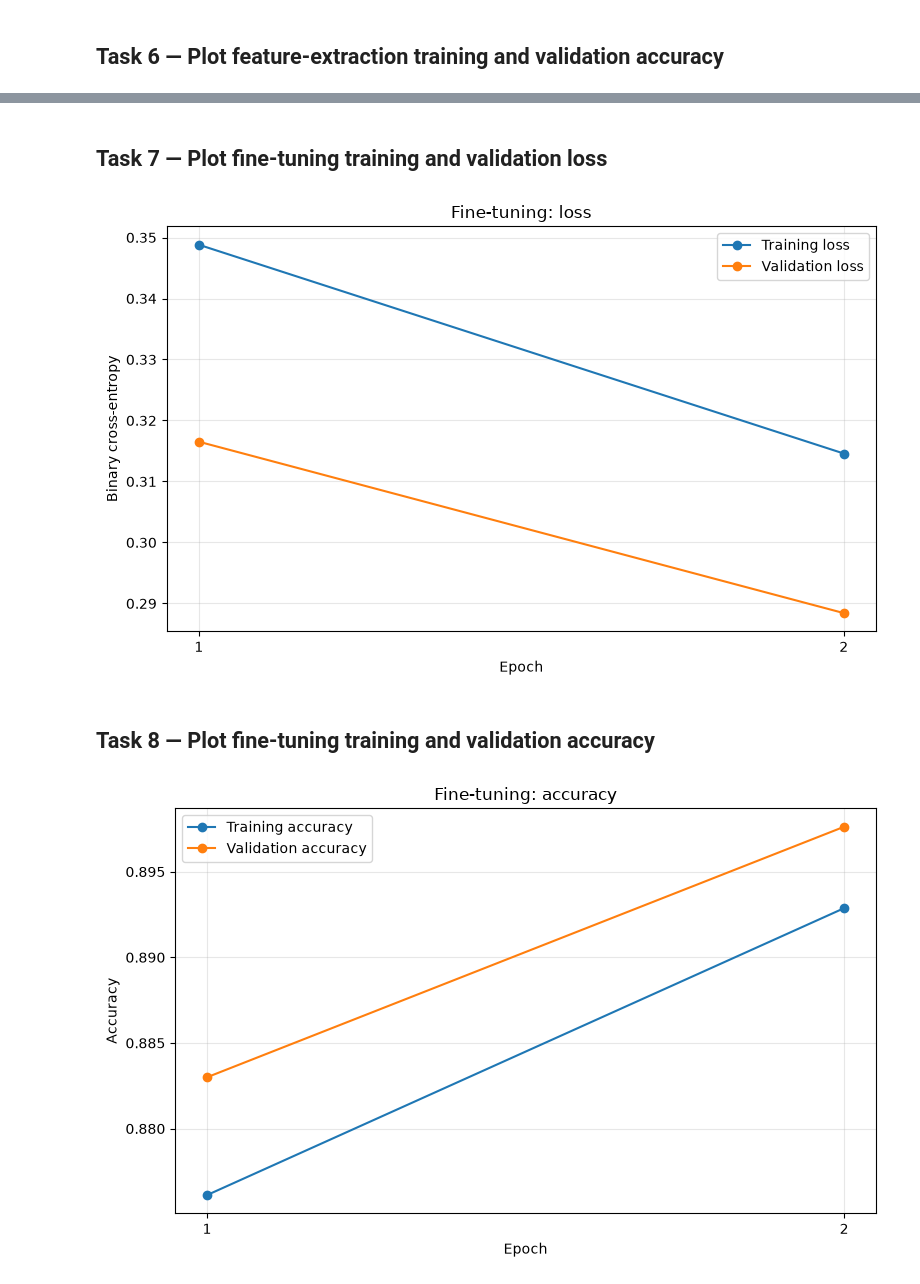
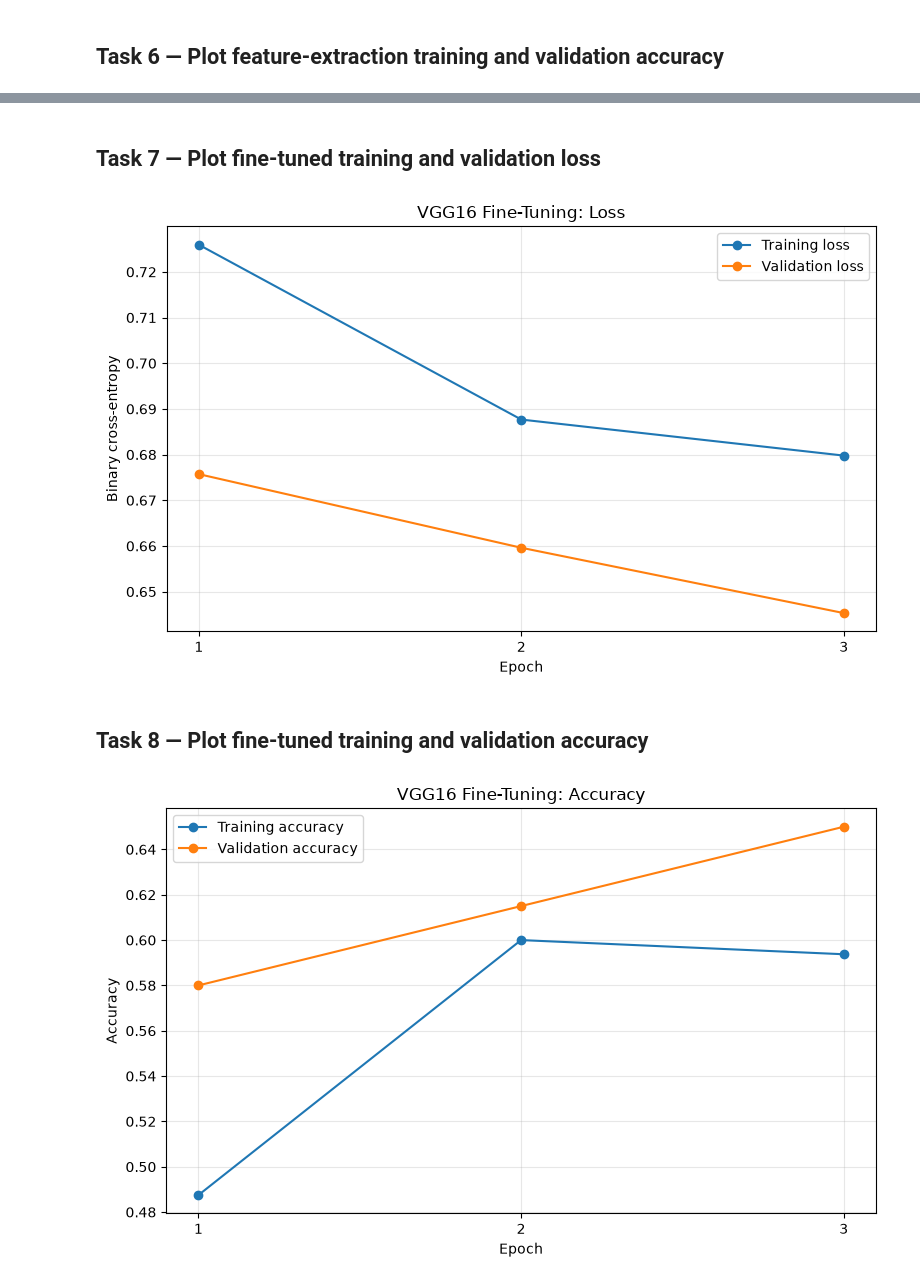
Before and after one commit to JakeCardenas/tensorflow-flower-classifier, a Jupyter notebook: Final project.ipynb, the cells around one changed output, grey strips where cells are left out. Saved outputs shown, nothing was run; the diff lists cells and outputs as text; code cells hidden in the pictures.

```diff
--- a/Final project.ipynb
+++ b/Final project.ipynb
@@ -11,13 +9,13 @@ import os
 from pathlib import Path
 import certifi
 
-# Keep model, image, and plotting caches inside this project folder.
-PROJECT_ROOT = Path(".").resolve()
-os.environ.setdefault("KERAS_HOME", str(PROJECT_ROOT / ".keras"))
-os.environ.setdefault("MPLCONFIGDIR", str(PROJECT_ROOT / ".matplotlib"))
+# Keep downloaded model weights and plotting settings inside this project.
+PROJECT_ROOT = Path.cwd()
+os.environ["KERAS_HOME"] = str(PROJECT_ROOT / ".keras")
+os.environ["MPLCONFIGDIR"] = str(PROJECT_ROOT / ".matplotlib")
 os.environ["SSL_CERT_FILE"] = certifi.where()
 Path(os.environ["MPLCONFIGDIR"]).mkdir(parents=True, exist_ok=True)
 
 import tensorflow as tf
-print("TensorFlow version:", tf.__version__)
+print(tf.__version__)
 # %% [output]
@@ -267,0 +240,14 @@ Epoch 2/2
+# %%
+fine_tune_model = tf.keras.models.clone_model(extract_feat_model)
+fine_tune_model.set_weights(extract_feat_model.get_weights())
+fine_tune_base = fine_tune_model.layers[0]
+fine_tune_base.trainable = True
+
+# Freeze earlier VGG16 layers and fine-tune the last convolutional block.
+set_trainable = False
+for layer in fine_tune_base.layers:
+    if layer.name == "block5_conv3":
+        set_trainable = True
+    layer.trainable = set_trainable
+
+print("Trainable VGG16 layers:", [layer.name for layer in fine_tune_base.layers if layer.trainable])
@@ -267,0 +258,14 @@ Epoch 2/2
+# %%
+fine_tune_model.compile(
+    loss="binary_crossentropy",
+    optimizer=Adam(learning_rate=1e-5),
+    metrics=["accuracy"],
+)
+history_fine_tune = fine_tune_model.fit(
+    train_generator,
+    steps_per_epoch=5,
+    epochs=n_epochs,
+    validation_data=validation_generator,
+    validation_steps=len(validation_generator),
+    verbose=verbosity,
+)
@@ -268,32 +280,32 @@ Epoch 2/2
 # %% [markdown]
-## Task 7 — Plot fine-tuning training and validation loss
+## Task 7 — Plot fine-tuned training and validation loss
 # %%
 plt.figure(figsize=(8, 5))
 plt.plot(history_fine_tune.history["loss"], marker="o", label="Training loss")
 plt.plot(history_fine_tune.history["val_loss"], marker="o", label="Validation loss")
-plt.title("Fine-tuning: loss")
+plt.title("VGG16 Fine-Tuning: Loss")
 plt.xlabel("Epoch")
 plt.ylabel("Binary cross-entropy")
-plt.xticks(range(FINE_TUNE_EPOCHS), range(1, FINE_TUNE_EPOCHS + 1))
+plt.xticks(range(n_epochs), range(1, n_epochs + 1))
 plt.grid(alpha=0.3)
 plt.legend()
 plt.tight_layout()
 plt.show()
 # %% [output]
-[figure, old version]
+[figure, new version]
 # %% [markdown]
-## Task 8 — Plot fine-tuning training and validation accuracy
+## Task 8 — Plot fine-tuned training and validation accuracy
 # %%
 plt.figure(figsize=(8, 5))
 plt.plot(history_fine_tune.history["accuracy"], marker="o", label="Training accuracy")
 plt.plot(history_fine_tune.history["val_accuracy"], marker="o", label="Validation accuracy")
-plt.title("Fine-tuning: accuracy")
+plt.title("VGG16 Fine-Tuning: Accuracy")
 plt.xlabel("Epoch")
 plt.ylabel("Accuracy")
-plt.xticks(range(FINE_TUNE_EPOCHS), range(1, FINE_TUNE_EPOCHS + 1))
+plt.xticks(range(n_epochs), range(1, n_epochs + 1))
 plt.grid(alpha=0.3)
 plt.legend()
 plt.tight_layout()
 plt.show()
 # %% [output]
-[figure, old version]
+[figure, new version]
```
Also changed, not shown: parts of 37 cells of this notebook, 2 other files.
